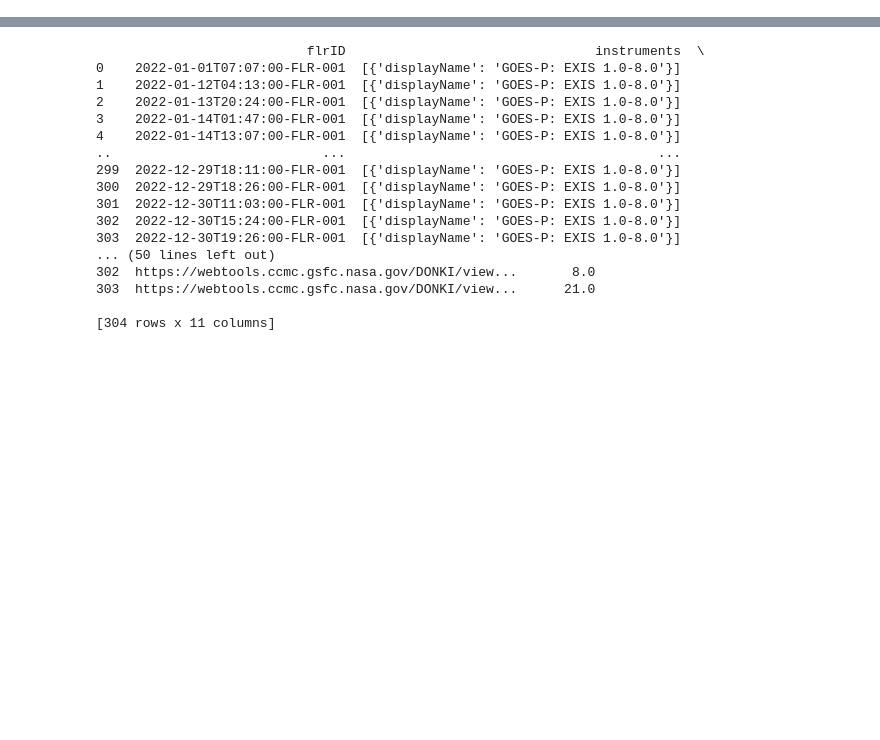
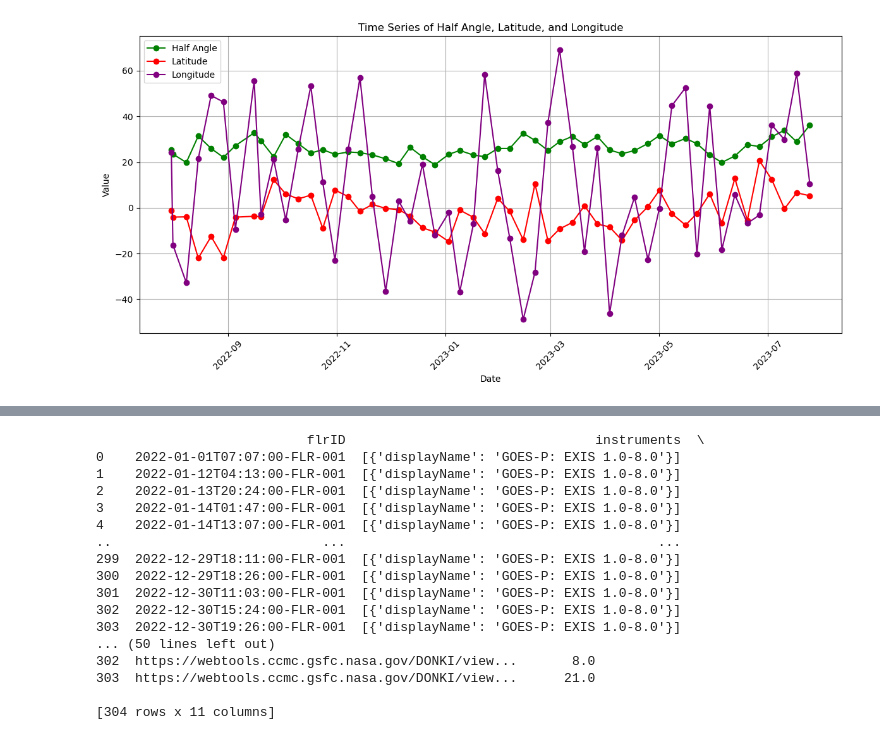
Before and after one commit to S-Belon/Python-Project, a Jupyter notebook: python_project.ipynb, the cells around one changed output, grey strips where cells are left out. Drawn from its saved outputs; the diff is of its cells as text; code cells hidden in the pictures; blank space fills up the shorter version.

```diff
--- a/python_project.ipynb
+++ b/python_project.ipynb
@@ -238,0 +191,3 @@ Warning: 'time' column not found in DataFrame for endpoint HSS
+# %%
+cme_df = data_frames['CMEAnalysis']
+cme_df
@@ -238,0 +273,24 @@ Warning: 'time' column not found in DataFrame for endpoint HSS
+# %%
+import pandas as pd
+import matplotlib.pyplot as plt
+
+# Assuming weekly_averages DataFrame has been created from the previous step
+
+# Plot the time series for halfAngle, latitude, and longitude
+plt.figure(figsize=(12, 6))
+plt.plot(weekly_averages['time21_5'], weekly_averages['halfAngle'], marker='o', linestyle='-', color='g', label='Half Angle')
+plt.plot(weekly_averages['time21_5'], weekly_averages['latitude'], marker='o', linestyle='-', color='r', label='Latitude')
+plt.plot(weekly_averages['time21_5'], weekly_averages['longitude'], marker='o', linestyle='-', color='purple', label='Longitude')
+
+plt.xlabel('Date')
+plt.ylabel('Value')
+plt.title('Time Series of Half Angle, Latitude, and Longitude')
+plt.xticks(rotation=45)
+plt.grid(True)
+plt.legend()
+plt.tight_layout()
+
+# Show the plot
+plt.show()
+# %% [output]
+[figure, added]
```
Also changed, not shown: parts of 19 cells of this notebook, 3 other files.
